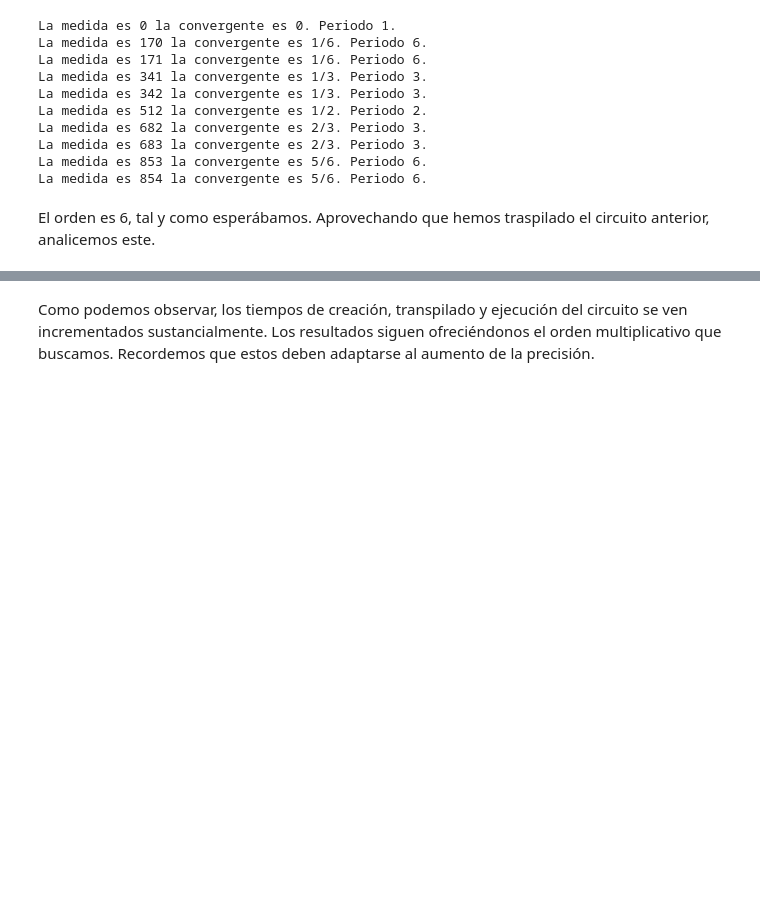
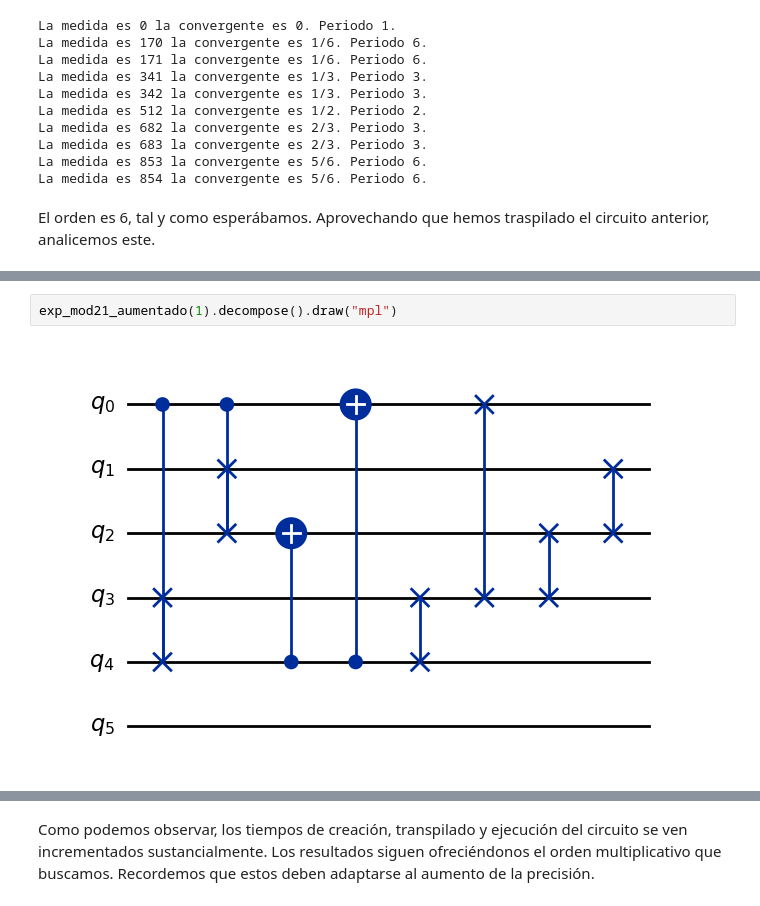
Before and after one commit to Mariomc10/C-digos_TFM, a Jupyter notebook: Shor_Analisis_Qiskit.ipynb, the cells around one changed output, grey strips where cells are left out. Saved outputs shown, nothing was run; the diff lists cells and outputs as text; blank space fills up the shorter version.

```diff
--- a/Shor_Analisis_Qiskit.ipynb
+++ b/Shor_Analisis_Qiskit.ipynb
@@ -195,0 +227,4 @@ Observemos lo que ocurre cuando aumentamos la precisión de la estimación de fa
+# %%
+exp_mod21_aumentado(1).decompose().draw("mpl")
+# %% [output]
+[figure, added]
```
Also changed, not shown: parts of 11 cells of this notebook.
